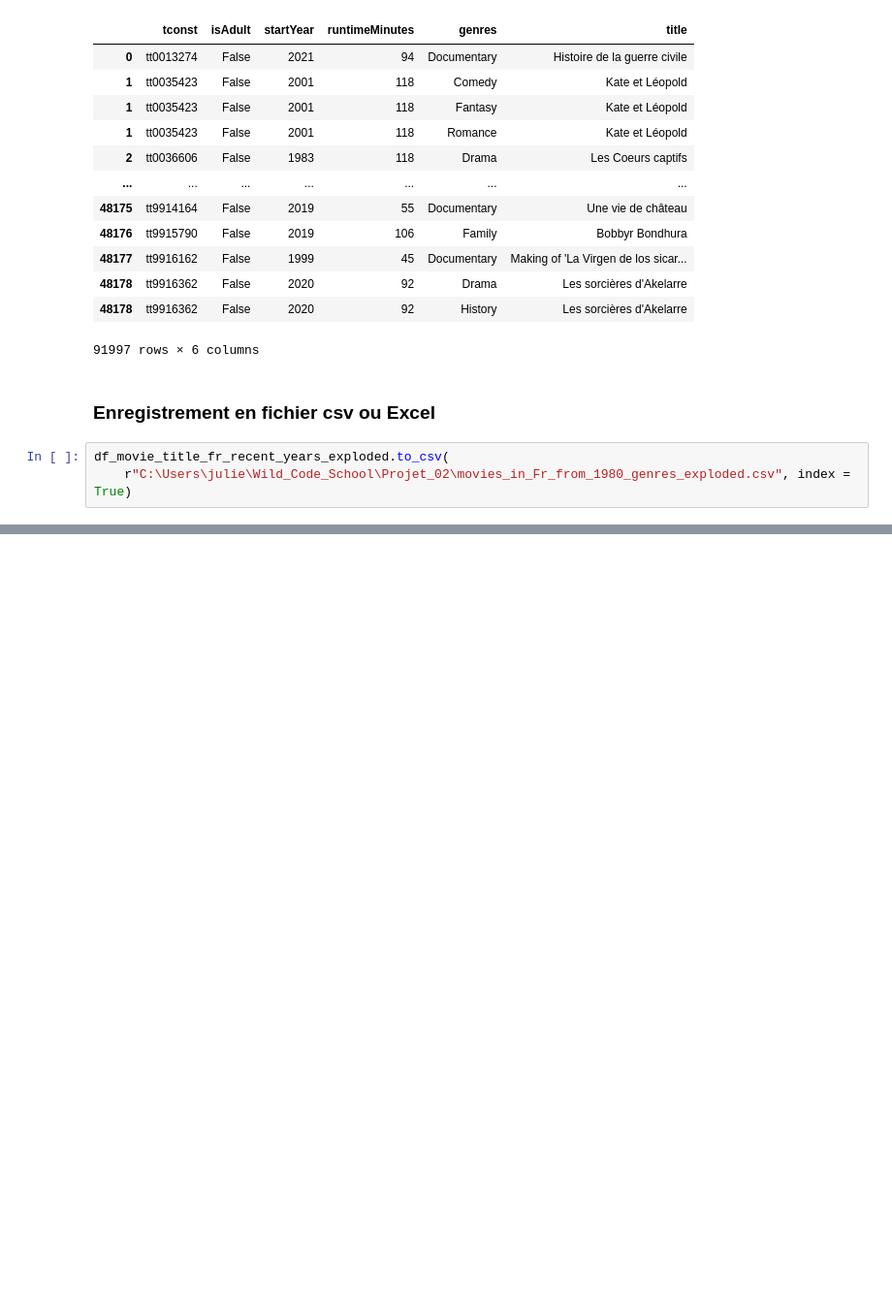
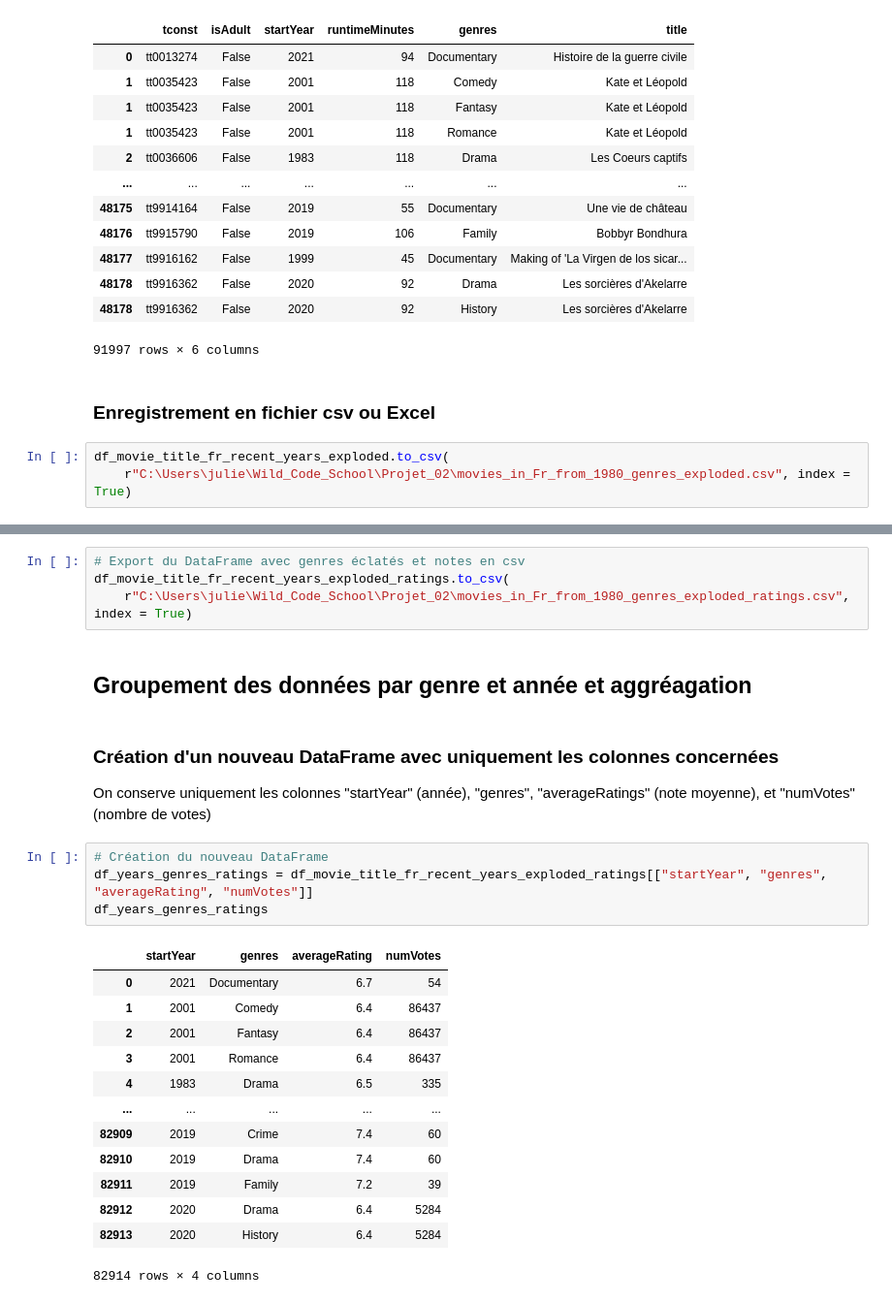
Before and after one commit to Miche5967/Projet_WCS_02_Systeme_recommandation_films, a Jupyter notebook: df_movies_in_Fr_from_1980_explode_genres.ipynb, the cells around one changed output, grey strips where cells are left out. Shown: that part at 97% size. Cells and saved outputs as stored; diff of their text form; blank space fills up the shorter version.

```diff
--- a/df_movies_in_Fr_from_1980_explode_genres.ipynb
+++ b/df_movies_in_Fr_from_1980_explode_genres.ipynb
@@ -1137,0 +1209,27 @@ df_movie_title_fr_recent_years_exploded.to_csv(
+# %%
+# Export du DataFrame avec genres éclatés et notes en csv
+df_movie_title_fr_recent_years_exploded_ratings.to_csv(
+    r"C:\Users\julie\Wild_Code_School\Projet_02\movies_in_Fr_from_1980_genres_exploded_ratings.csv", index = True)
+# %% [markdown]
+## Groupement des données par genre et année et aggréagation
+# %% [markdown]
+### Création d'un nouveau DataFrame avec uniquement les colonnes concernées
+On conserve uniquement les colonnes "startYear" (année), "genres", "averageRatings" (note moyenne), et "numVotes" (nombre de votes)
+# %%
+# Création du nouveau DataFrame
+df_years_genres_ratings = df_movie_title_fr_recent_years_exploded_ratings[["startYear", "genres", "averageRating", "numVotes"]]
+df_years_genres_ratings
+# %% [output]
+|  | startYear | genres | averageRating | numVotes |
+| 0 | 2021 | Documentary | 6.7 | 54 |
+| 1 | 2001 | Comedy | 6.4 | 86437 |
+| 2 | 2001 | Fantasy | 6.4 | 86437 |
+| 3 | 2001 | Romance | 6.4 | 86437 |
+| 4 | 1983 | Drama | 6.5 | 335 |
+| ... | ... | ... | ... | ... |
+| 82909 | 2019 | Crime | 7.4 | 60 |
+| 82910 | 2019 | Drama | 7.4 | 60 |
+| 82911 | 2019 | Family | 7.2 | 39 |
+| 82912 | 2020 | Drama | 6.4 | 5284 |
+| 82913 | 2020 | History | 6.4 | 5284 |
+82914 rows × 4 columns
```
Also changed, not shown: parts of 20 cells of this notebook.
